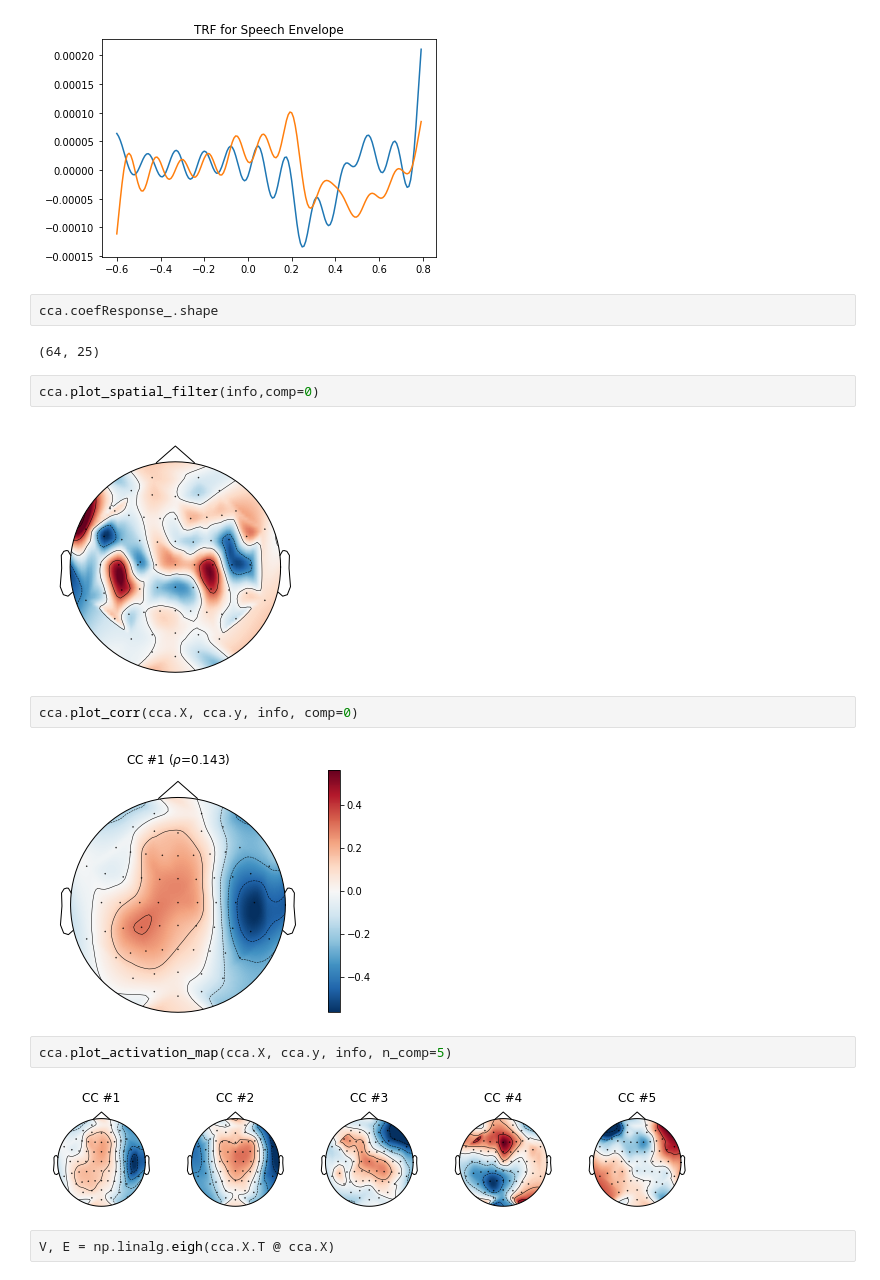
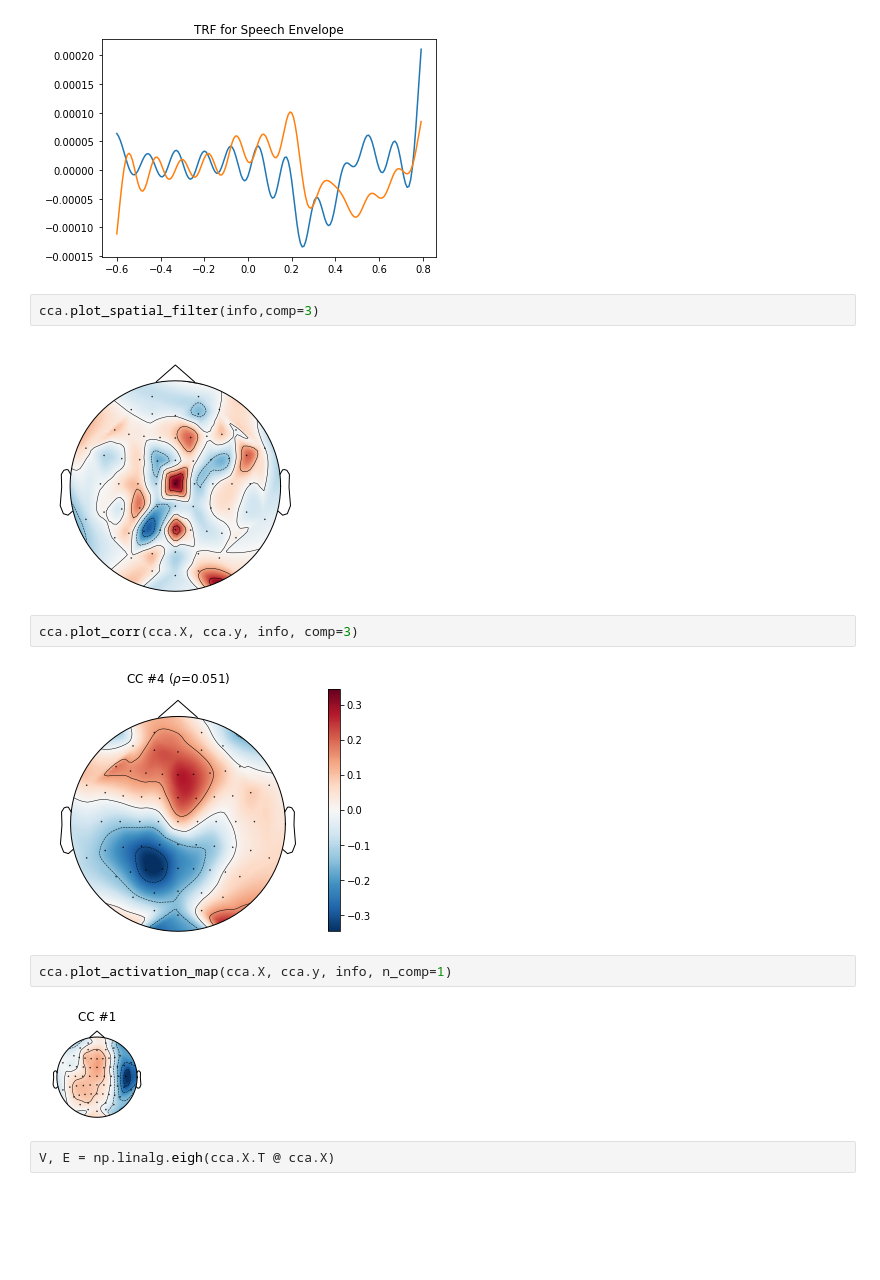
Before and after one commit to Hugo-W/pyEEG, a Jupyter notebook: docs/source/examples/CCA_envelope_p4.ipynb, the cells around one changed output. Saved outputs shown, nothing was run; the diff lists cells and outputs as text; blank space fills up the shorter version.

```diff
--- a/docs/source/examples/CCA_envelope_p4.ipynb
+++ b/docs/source/examples/CCA_envelope_p4.ipynb
@@ -105,22 +105,18 @@ import matplotlib.pyplot as plt
 cca.plot_time_filter(n_comp=2)
 # %% [output]
 [figure]
-# %%
-cca.coefResponse_.shape
-# %% [output]
-(64, 25)
 # %%
-cca.plot_spatial_filter(info,comp=0)
+cca.plot_spatial_filter(info,comp=3)
 # %% [output]
-[figure, old version]
+[figure, new version]
 # %%
-cca.plot_corr(cca.X, cca.y, info, comp=0)
+cca.plot_corr(cca.X, cca.y, info, comp=3)
 # %% [output]
-[figure, old version]
+[figure, new version]
 # %%
-cca.plot_activation_map(cca.X, cca.y, info, n_comp=5)
+cca.plot_activation_map(cca.X, cca.y, info, n_comp=1)
 # %% [output]
-[figure, old version]
+[figure, new version]
 # %%
 V, E = np.linalg.eigh(cca.X.T @ cca.X)
 # %%
```
Also changed, not shown: parts of 11 cells of this notebook, 1 other file.
